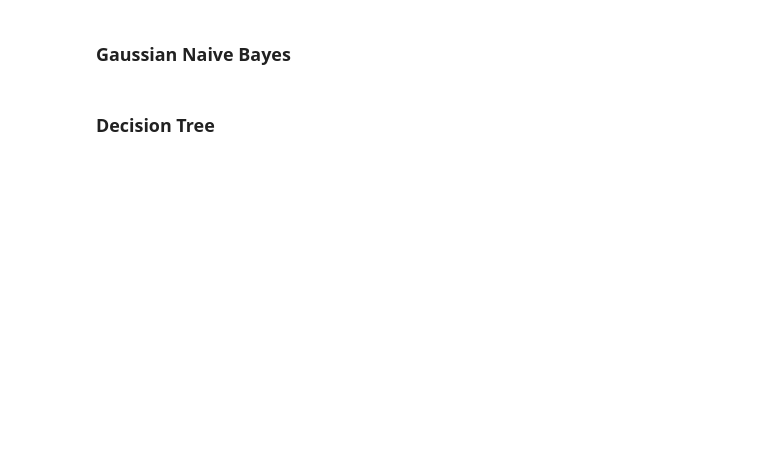
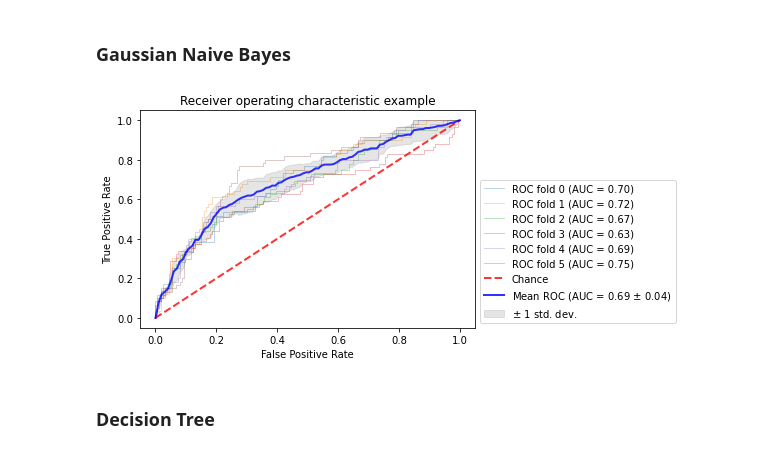
Before and after one commit to CS-433/cs-433-project-2-cough_classifier, a Jupyter notebook: src/notebooks/Data_Prep_and_Models_Project_2.ipynb, the cells around one changed output. Saved outputs shown, nothing was run; the diff lists cells and outputs as text; code cells hidden in the pictures; blank space fills up the shorter version.

```diff
--- a/src/notebooks/Data_Prep_and_Models_Project_2.ipynb
+++ b/src/notebooks/Data_Prep_and_Models_Project_2.ipynb
@@ -299,4 +308,10 @@ roc_w_cross_val(no_data_X_tr[c6+c7], no_labels_y_tr, LDA())
 # %% [markdown]
 ### Gaussian Naive Bayes
+# %%
+from sklearn.naive_bayes import GaussianNB
+
+roc_w_cross_val(no_data_X_tr, no_labels_y_tr, GaussianNB())
+# %% [output]
+[figure, added]
 # %% [markdown]
 ### Decision Tree
```
Also changed, not shown: parts of 19 cells of this notebook.
